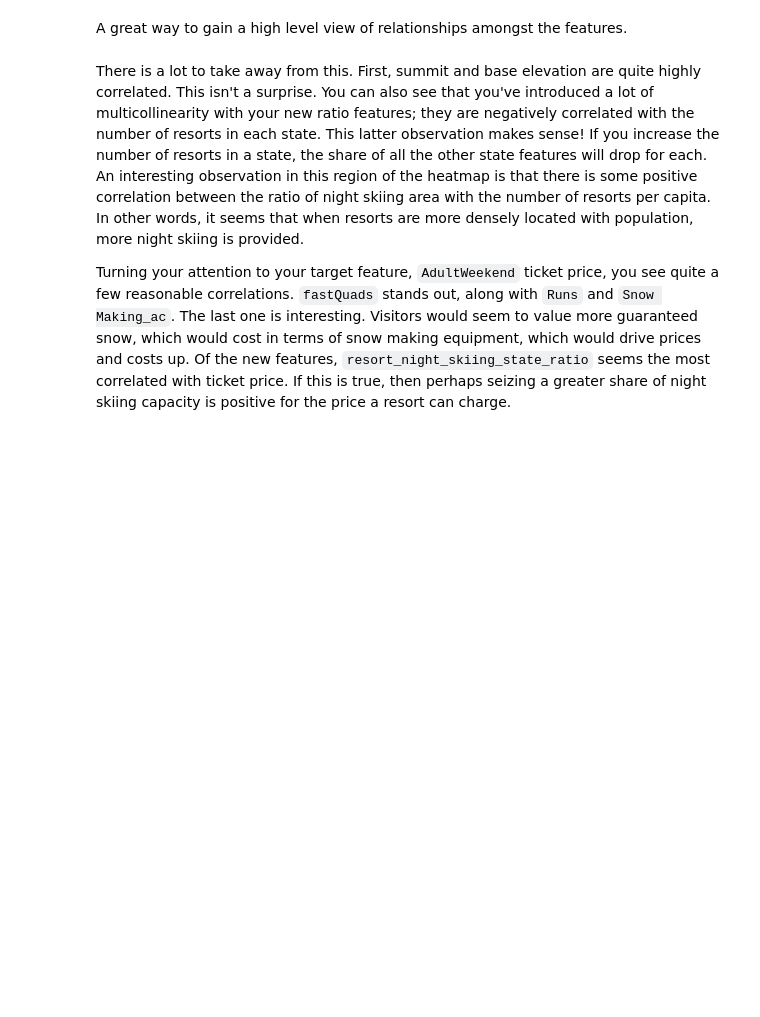
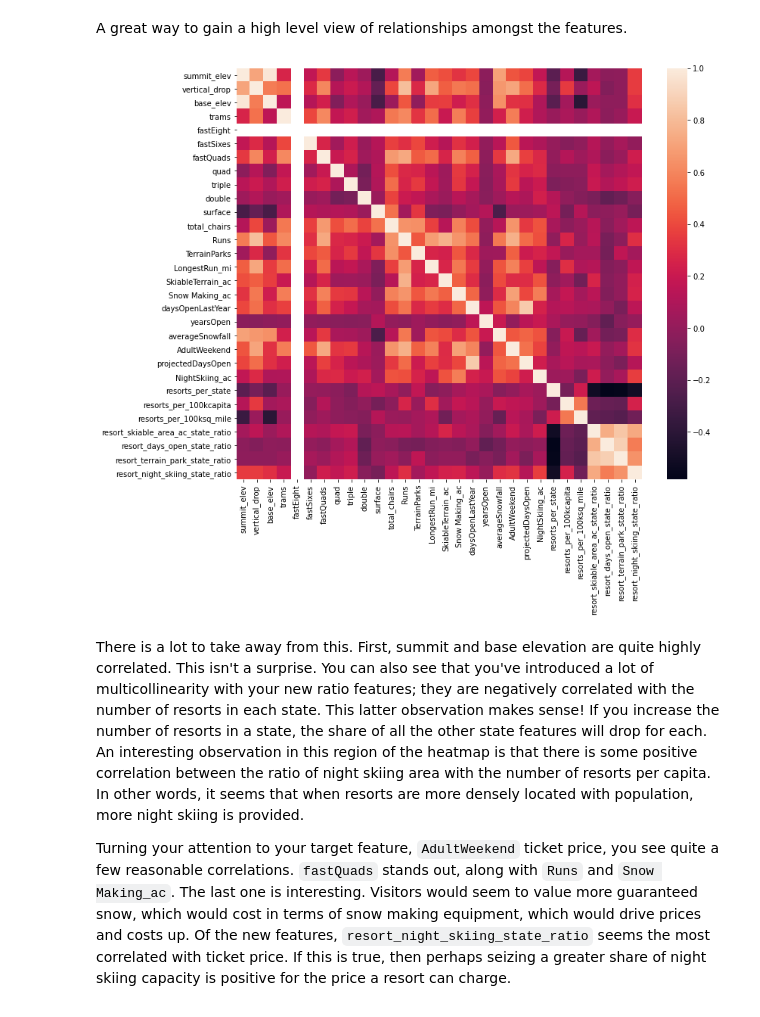
Before and after one commit to igorverevkin1992/DataScienceGuidedCapstone, a Jupyter notebook: Step Three - Exploratory Data Analysis/03_exploratory_data_analysis-Copy2.ipynb, the cells around one changed output. Saved outputs shown, nothing was run; the diff lists cells and outputs as text; code cells hidden in the pictures; blank space fills up the shorter version.

```diff
--- a/Step Three - Exploratory Data Analysis/03_exploratory_data_analysis-Copy2.ipynb
+++ b/Step Three - Exploratory Data Analysis/03_exploratory_data_analysis-Copy2.ipynb
@@ -758,9 +758,11 @@ A great way to gain a high level view of relationships amongst the features.
 # %%
 #Code task 12#
 #Show a seaborn heatmap of correlations in ski_data
 #Hint: call pandas' `corr()` method on `ski_data` and pass that into `sns.heatmap`
 plt.subplots(figsize=(12,10))
-sns.___(ski_data.___);
+sns.heatmap(ski_data.corr());
+# %% [output]
+[figure, added]
 # %% [markdown]
 There is a lot to take away from this. First, summit and base elevation are quite highly correlated. This isn't a surprise. You can also see that you've introduced a lot of multicollinearity with your new ratio features; they are negatively correlated with the number of resorts in each state. This latter observation makes sense! If you increase the number of resorts in a state, the share of all the other state features will drop for each. An interesting observation in this region of the heatmap is that there is some positive correlation between the ratio of night skiing area with the number of resorts per capita. In other words, it seems that when resorts are more densely located with population, more night skiing is provided.
 
```
Also changed, not shown: parts of 9 cells of this notebook.
